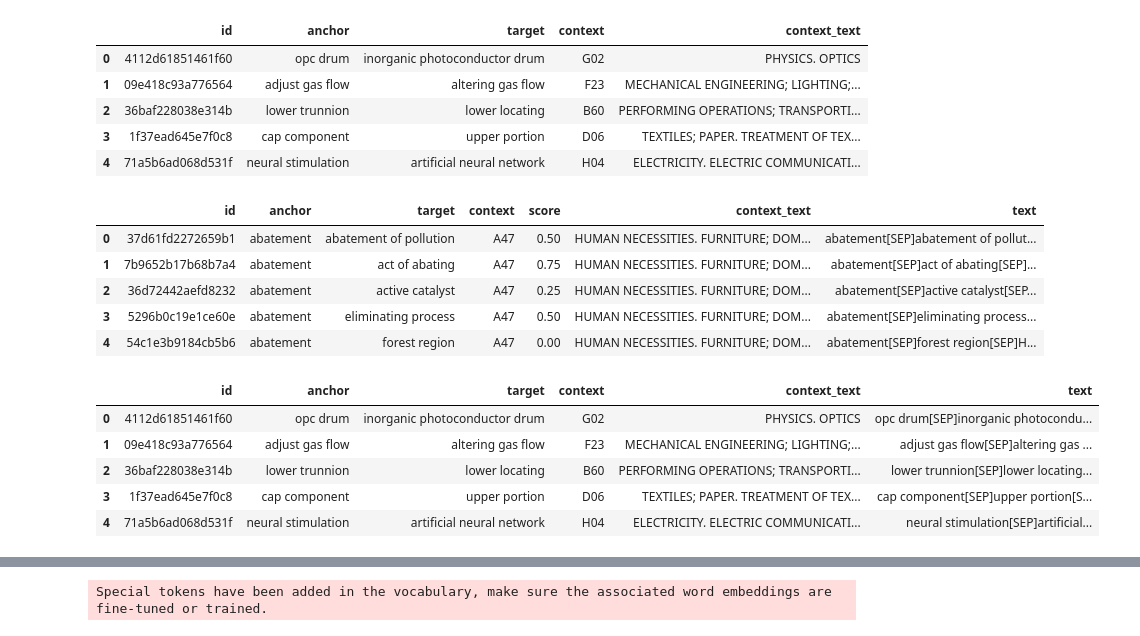
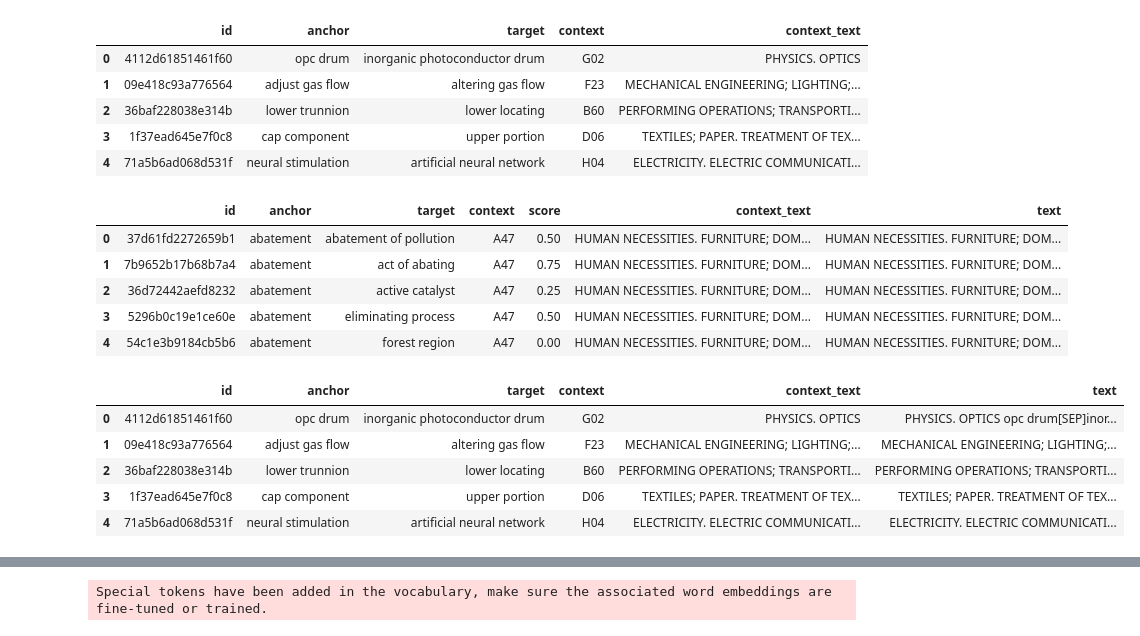
Before and after one commit to QSLV/Kaggle, a Jupyter notebook: Patent/Patent_Baseline.ipynb, the cells around one changed output, grey strips where cells are left out. Drawn from its saved outputs; the diff is of its cells as text; code cells hidden in the pictures.

```diff
--- a/Patent/Patent_Baseline.ipynb
+++ b/Patent/Patent_Baseline.ipynb
@@ -322,23 +303,23 @@ display(test.head())
 | 3 | 1f37ead645e7f0c8 | cap component | upper portion | D06 | TEXTILES; PAPER. TREATMENT OF TEX... |
 | 4 | 71a5b6ad068d531f | neural stimulation | artificial neural network | H04 | ELECTRICITY. ELECTRIC COMMUNICATI... |
 # %%
-train['text'] = train['anchor'] + '[SEP]' + train['target'] + '[SEP]'  + train['context_text']
-test['text'] = test['anchor'] + '[SEP]' + test['target'] + '[SEP]'  + test['context_text']
+train['text'] = train['context_text'] + ' ' + train['anchor'] + '[SEP]' + train['target']
+test['text'] = test['context_text'] + ' ' + test['anchor'] + '[SEP]' + test['target']
 display(train.head())
 display(test.head())
 # %% [output]
 |  | id | anchor | target | context | score | context_text | text |
-| 0 | 37d61fd2272659b1 | abatement | abatement of pollution | A47 | 0.50 | HUMAN NECESSITIES. FURNITURE; DOM... | abatement[SEP]abatement of pollut... |
-| 1 | 7b9652b17b68b7a4 | abatement | act of abating | A47 | 0.75 | HUMAN NECESSITIES. FURNITURE; DOM... | abatement[SEP]act of abating[SEP]... |
-| 2 | 36d72442aefd8232 | abatement | active catalyst | A47 | 0.25 | HUMAN NECESSITIES. FURNITURE; DOM... | abatement[SEP]active catalyst[SEP... |
-| 3 | 5296b0c19e1ce60e | abatement | eliminating process | A47 | 0.50 | HUMAN NECESSITIES. FURNITURE; DOM... | abatement[SEP]eliminating process... |
-| 4 | 54c1e3b9184cb5b6 | abatement | forest region | A47 | 0.00 | HUMAN NECESSITIES. FURNITURE; DOM... | abatement[SEP]forest region[SEP]H... |
+| 0 | 37d61fd2272659b1 | abatement | abatement of pollution | A47 | 0.50 | HUMAN NECESSITIES. FURNITURE; DOM... | HUMAN NECESSITIES. FURNITURE; DOM... |
+| 1 | 7b9652b17b68b7a4 | abatement | act of abating | A47 | 0.75 | HUMAN NECESSITIES. FURNITURE; DOM... | HUMAN NECESSITIES. FURNITURE; DOM... |
+| 2 | 36d72442aefd8232 | abatement | active catalyst | A47 | 0.25 | HUMAN NECESSITIES. FURNITURE; DOM... | HUMAN NECESSITIES. FURNITURE; DOM... |
+| 3 | 5296b0c19e1ce60e | abatement | eliminating process | A47 | 0.50 | HUMAN NECESSITIES. FURNITURE; DOM... | HUMAN NECESSITIES. FURNITURE; DOM... |
+| 4 | 54c1e3b9184cb5b6 | abatement | forest region | A47 | 0.00 | HUMAN NECESSITIES. FURNITURE; DOM... | HUMAN NECESSITIES. FURNITURE; DOM... |
 |  | id | anchor | target | context | context_text | text |
-| 0 | 4112d61851461f60 | opc drum | inorganic photoconductor drum | G02 | PHYSICS. OPTICS | opc drum[SEP]inorganic photocondu... |
-| 1 | 09e418c93a776564 | adjust gas flow | altering gas flow | F23 | MECHANICAL ENGINEERING; LIGHTING;... | adjust gas flow[SEP]altering gas ... |
-| 2 | 36baf228038e314b | lower trunnion | lower locating | B60 | PERFORMING OPERATIONS; TRANSPORTI... | lower trunnion[SEP]lower locating... |
-| 3 | 1f37ead645e7f0c8 | cap component | upper portion | D06 | TEXTILES; PAPER. TREATMENT OF TEX... | cap component[SEP]upper portion[S... |
-| 4 | 71a5b6ad068d531f | neural stimulation | artificial neural network | H04 | ELECTRICITY. ELECTRIC COMMUNICATI... | neural stimulation[SEP]artificial... |
+| 0 | 4112d61851461f60 | opc drum | inorganic photoconductor drum | G02 | PHYSICS. OPTICS | PHYSICS. OPTICS opc drum[SEP]inor... |
+| 1 | 09e418c93a776564 | adjust gas flow | altering gas flow | F23 | MECHANICAL ENGINEERING; LIGHTING;... | MECHANICAL ENGINEERING; LIGHTING;... |
+| 2 | 36baf228038e314b | lower trunnion | lower locating | B60 | PERFORMING OPERATIONS; TRANSPORTI... | PERFORMING OPERATIONS; TRANSPORTI... |
+| 3 | 1f37ead645e7f0c8 | cap component | upper portion | D06 | TEXTILES; PAPER. TREATMENT OF TEX... | TEXTILES; PAPER. TREATMENT OF TEX... |
+| 4 | 71a5b6ad068d531f | neural stimulation | artificial neural network | H04 | ELECTRICITY. ELECTRIC COMMUNICATI... | ELECTRICITY. ELECTRIC COMMUNICATI... |
 # %%
 # ====================================================
 # CV split
```
Also changed, not shown: parts of 12 cells of this notebook.
